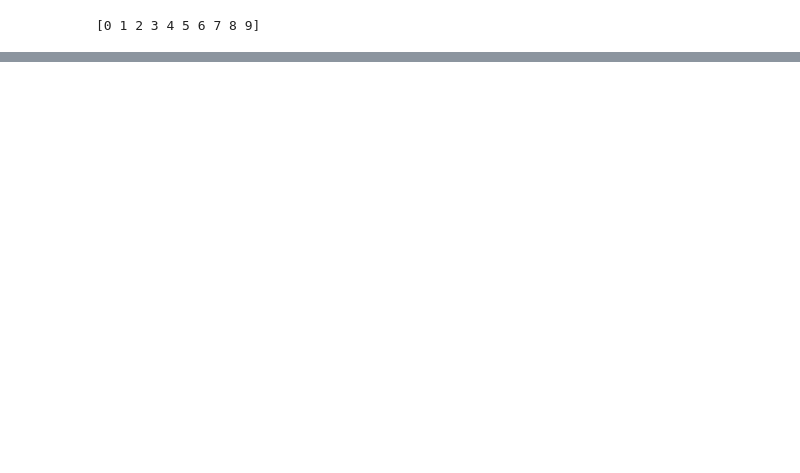
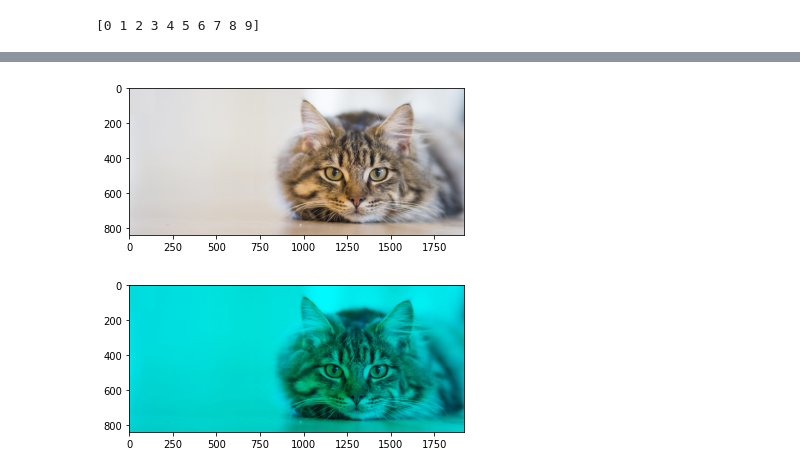
Before and after one commit to kwangbo/pythonopencv, a Jupyter notebook: Untitled0.ipynb, the cells around one changed output, grey strips where cells are left out. Cells and saved outputs as stored; diff of their text form; code cells hidden in the pictures; blank space fills up the shorter version.

```diff
--- a/Untitled0.ipynb
+++ b/Untitled0.ipynb
@@ -25,0 +111,20 @@ print(px)
+# %%
+# roi  추출 및 복사
+import cv2
+import matplotlib.pyplot as plt
+import time
+
+image = cv2.imread('cat.jpg')
+roi = image[200:350, 100:250]
+image[0:150, 0:150] = roi
+
+plt.imshow(cv2.cvtColor(image, cv2.COLOR_BGR2RGB))
+plt.show()
+
+image[:, :,2] = 0
+
+plt.imshow(cv2.cvtColor(image, cv2.COLOR_BGR2RGB))
+plt.show()
+# %% [output]
+[figure, added]
+[figure, added]
```
Also changed, not shown: parts of 13 cells of this notebook.
